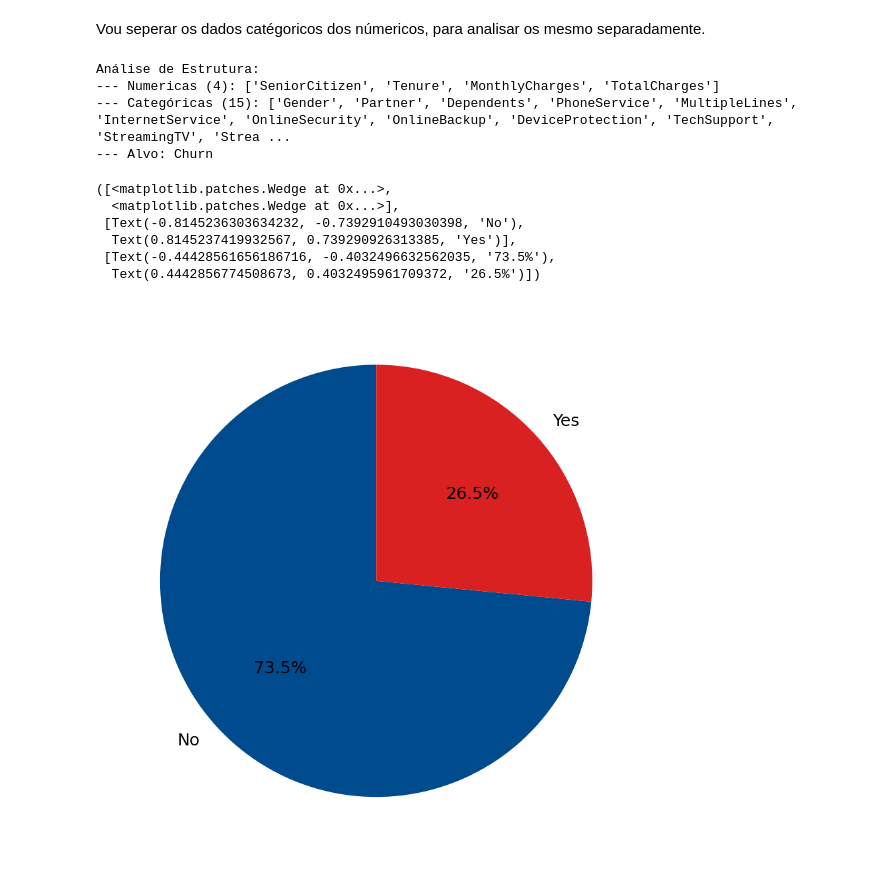
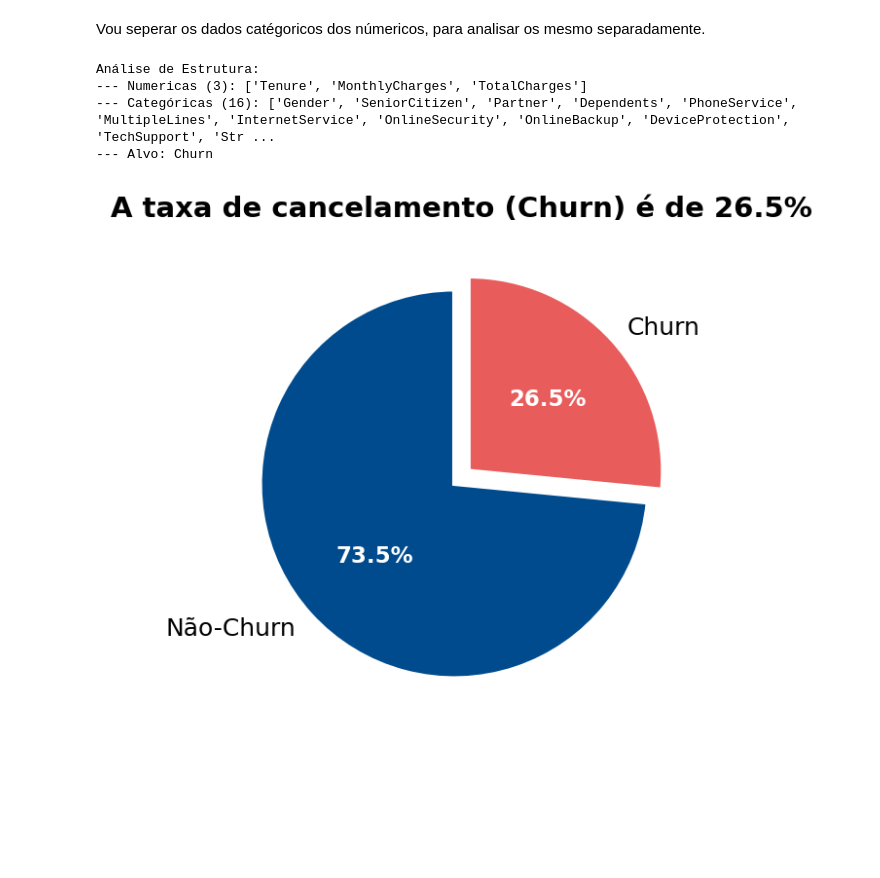
Before and after one commit to RebecaVBoas/Telco-Customer-Churn-Prediction, a Jupyter notebook: notebooks/EDA.ipynb, the cells around one changed output. Saved outputs shown, nothing was run; the diff lists cells and outputs as text; code cells hidden in the pictures; blank space fills up the shorter version.

```diff
--- a/notebooks/EDA.ipynb
+++ b/notebooks/EDA.ipynb
@@ -234,7 +246,7 @@ categorical_columns = [
     'Partner', 'Dependents', 'PhoneService', 'PaperlessBilling', 'Churn',
     'MultipleLines', 'InternetService', 'Contract', 'PaymentMethod',
     'Gender', 'OnlineSecurity', 'OnlineBackup', 'DeviceProtection',
-    'TechSupport', 'StreamingTV', 'StreamingMovies'
+    'TechSupport', 'StreamingTV', 'StreamingMovies', 'SeniorCitizen'
 ]
 
 for col in categorical_columns:
@@ -352,28 +364,39 @@ print(f"--- Categóricas ({len(categorical_features)}): {categorical_features}")
 print(f"--- Alvo: {target}")
 # %% [output]
 Análise de Estrutura:
---- Numericas (4): ['SeniorCitizen', 'Tenure', 'MonthlyCharges', 'TotalCharges']
---- Categóricas (15): ['Gender', 'Partner', 'Dependents', 'PhoneService', 'MultipleLines', 'InternetService', 'OnlineSecurity', 'OnlineBackup', 'DeviceProtection', 'TechSupport', 'StreamingTV', 'Strea ...
+--- Numericas (3): ['Tenure', 'MonthlyCharges', 'TotalCharges']
+--- Categóricas (16): ['Gender', 'SeniorCitizen', 'Partner', 'Dependents', 'PhoneService', 'MultipleLines', 'InternetService', 'OnlineSecurity', 'OnlineBackup', 'DeviceProtection', 'TechSupport', 'Str ...
 --- Alvo: Churn
-# %%
-# Dimensionando o tamanho do churn
-
-churn_rate = df['Churn'].value_counts(normalize = True).mul(100).round(2)
-
-plt.figure(figsize = (7,7))
-
-plt.pie(
-    churn_rate,
-    labels = churn_rate.index,
-    autopct='%1.1f%%',
-    startangle = 90
-
-)
-# %% [output]
-([<matplotlib.patches.Wedge at 0x...>,
-  <matplotlib.patches.Wedge at 0x...>],
- [Text(-0.8145236303634232, -0.7392910493030398, 'No'),
-  Text(0.8145237419932567, 0.739290926313385, 'Yes')],
- [Text(-0.44428561656186716, -0.4032496632562035, '73.5%'),
-  Text(0.4442856774508673, 0.4032495961709372, '26.5%')])
-[figure, removed]
+# %%
+churn_rate = df['Churn'].value_counts(normalize=True) * 100
+
+fig, ax = plt.subplots(figsize=(4,4))
+
+colors = [ '#004B8D', '#E85C5C'] # Azul escuro para retenção, Laranja para alerta
+
+patches, texts, autotexts = ax.pie(
+    churn_rate,
+    labels=['Não-Churn', 'Churn'],
+    autopct='%1.1f%%',
+    startangle=90,
+    explode=(0.1, 0),
+    colors=colors,
+    pctdistance=0.55,
+    wedgeprops={'edgecolor': 'white', 'linewidth': 2}
+)
+
+plt.setp(autotexts, size=11, weight="bold", color="white")
+plt.setp(texts, size=12)
+
+ax.set_title('A taxa de cancelamento (Churn) é de 26.5%',
+             fontweight='bold',
+             fontsize=14,
+
+            )
+
+ax.axis("equal")
+
+plt.tight_layout()
+plt.show()
+# %% [output]
+[figure, added]
```
Also changed, not shown: parts of 5 cells of this notebook.
